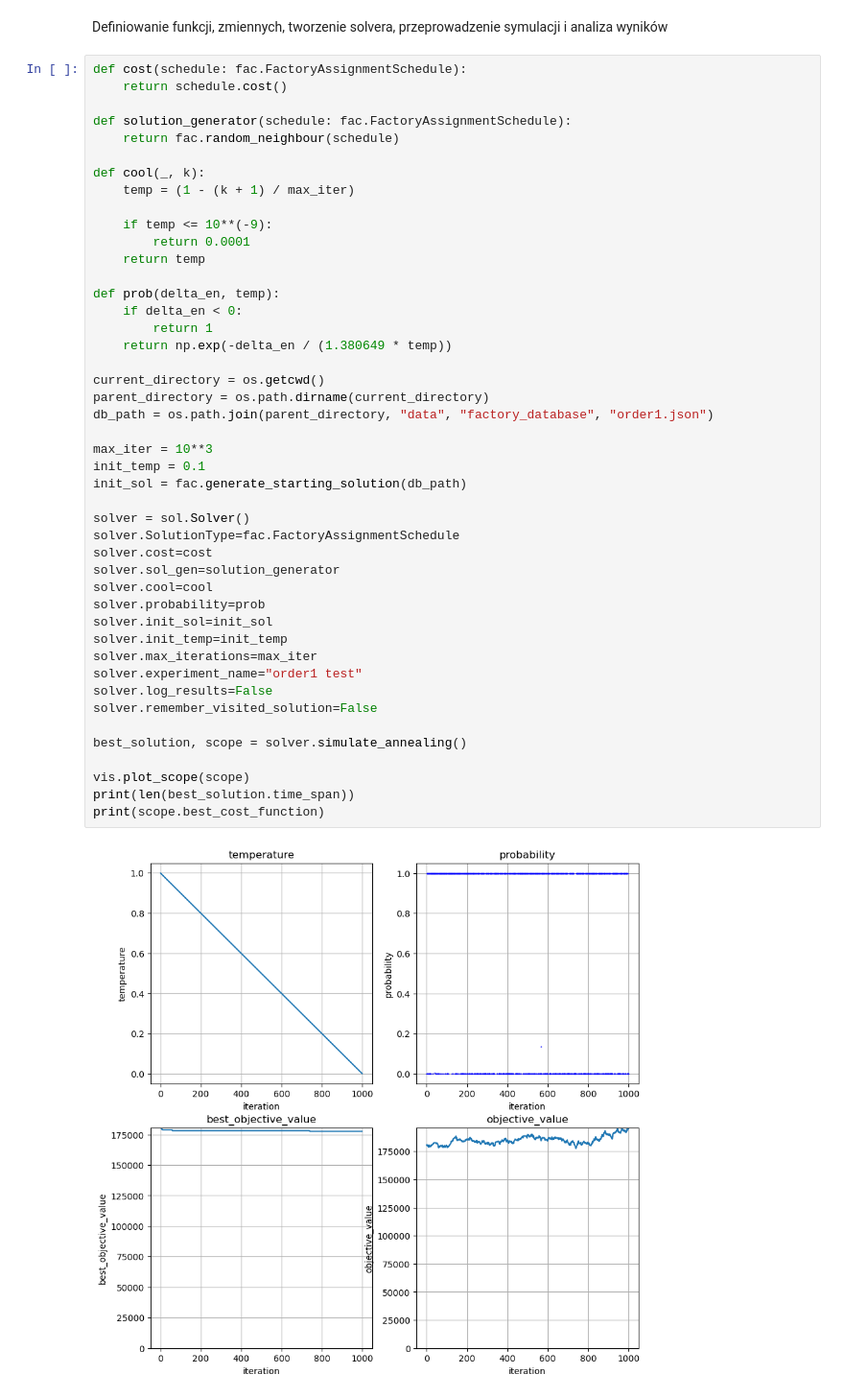
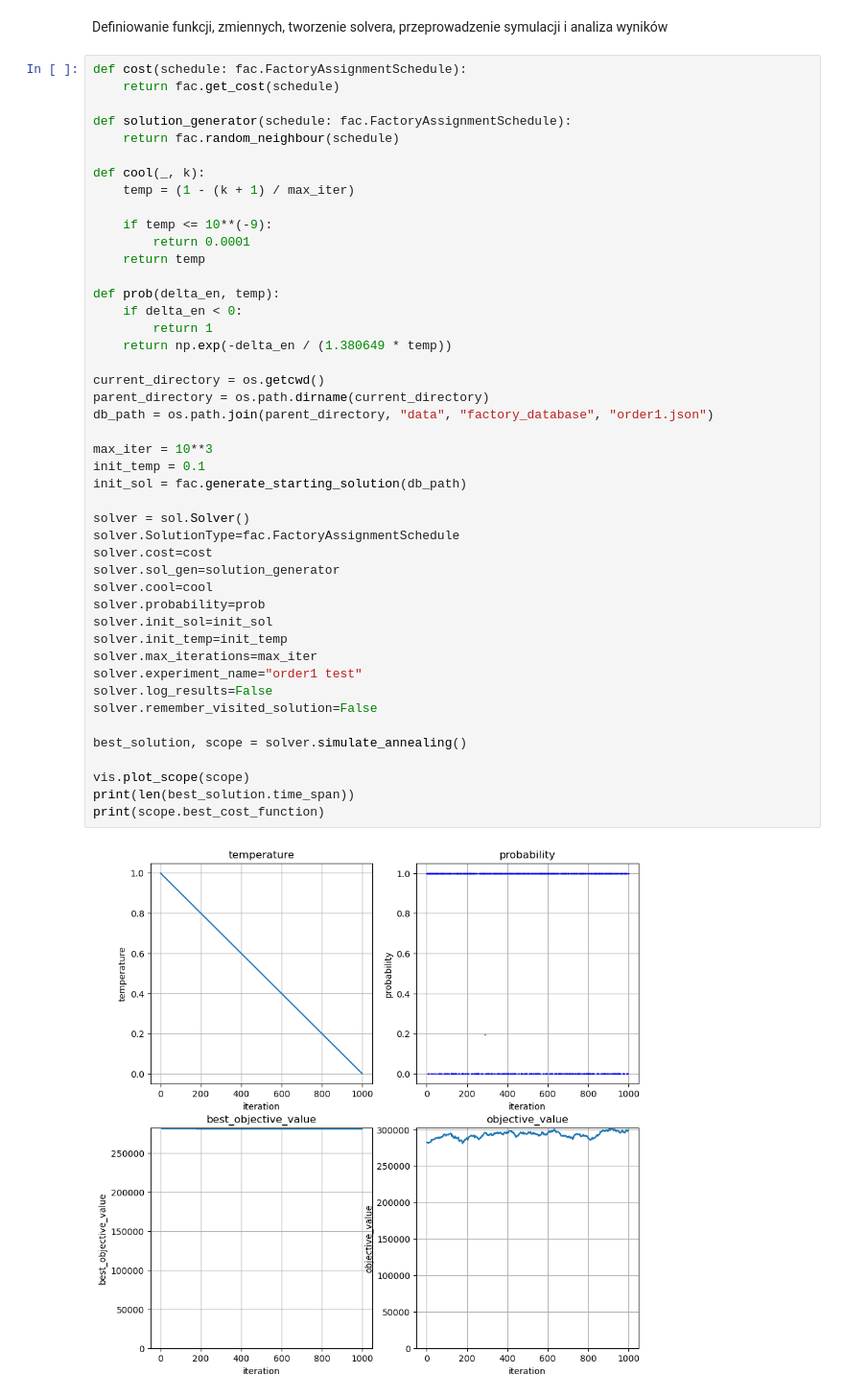
Before and after one commit to koltonjakub/TimeAssignmentProblem, a Jupyter notebook: solution/factory_solution_example.ipynb, the cells around one changed output. Shown: that part at 96% size. Drawn from its saved outputs; the diff is of its cells as text.

```diff
--- a/solution/factory_solution_example.ipynb
+++ b/solution/factory_solution_example.ipynb
@@ -13,7 +13,7 @@ import os
 Definiowanie funkcji, zmiennych, tworzenie solvera, przeprowadzenie symulacji i analiza wyników
 # %%
 def cost(schedule: fac.FactoryAssignmentSchedule):
-    return schedule.cost()
+    return fac.get_cost(schedule)
 
 def solution_generator(schedule: fac.FactoryAssignmentSchedule):
     return fac.random_neighbour(schedule)
@@ -30,31 +30,31 @@ def prob(delta_en, temp):
         return 1
     return np.exp(-delta_en / (1.380649 * temp))
 
 current_directory = os.getcwd()
 parent_directory = os.path.dirname(current_directory)
 db_path = os.path.join(parent_directory, "data", "factory_database", "order1.json")
 
 max_iter = 10**3
 init_temp = 0.1
 init_sol = fac.generate_starting_solution(db_path)
 
 solver = sol.Solver()
 solver.SolutionType=fac.FactoryAssignmentSchedule
 solver.cost=cost
 solver.sol_gen=solution_generator
 solver.cool=cool
 solver.probability=prob
 solver.init_sol=init_sol
 solver.init_temp=init_temp
 solver.max_iterations=max_iter
 solver.experiment_name="order1 test"
 solver.log_results=False
 solver.remember_visited_solution=False
 
 best_solution, scope = solver.simulate_annealing()
 
 vis.plot_scope(scope)
 print(len(best_solution.time_span))
 print(scope.best_cost_function)
 # %% [output]
-[figure, old version]
+[figure, new version]
```
Also changed, not shown: parts of 1 cell of this notebook, 2 other files.
